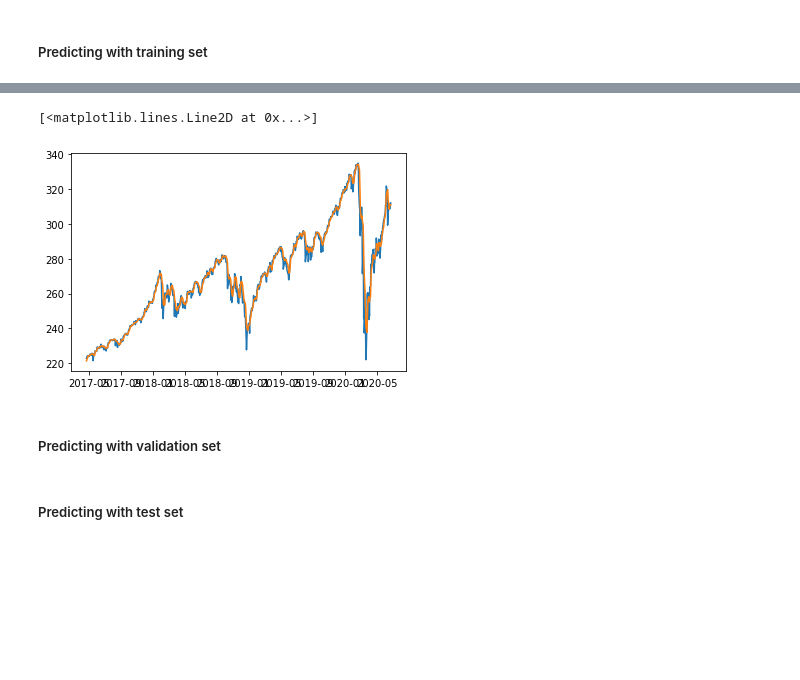
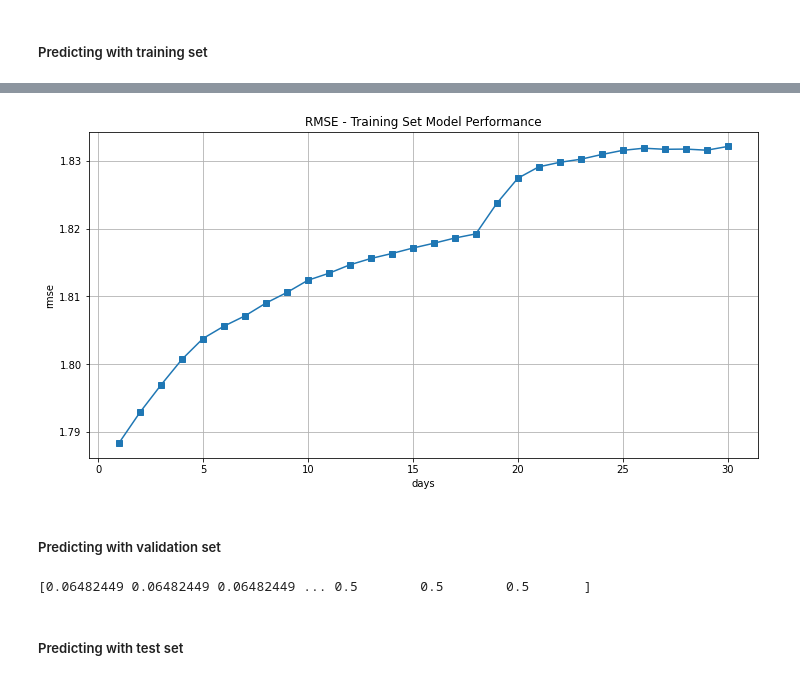
Before and after one commit to terrill11/spy_trend, a Jupyter notebook: models/multi_step_forecasting/spy_trend_recursive.ipynb, the cells around one changed output, grey strips where cells are left out. Drawn from its saved outputs; the diff is of its cells as text; code cells hidden in the pictures; blank space fills up the shorter version.

Commit message:
found issue causing duplicated predictions

```diff
--- a/models/multi_step_forecasting/spy_trend_recursive.ipynb
+++ b/models/multi_step_forecasting/spy_trend_recursive.ipynb
@@ -188,7 +188,7 @@ Note: The goal is to project prices 30 days in advanced but we will start with 1
 # %%
 # number of days to project in the future
 # adding an additional day so I can take the 31st day's value when we get to the 30th iteration on our recursive prediction
-days_to_predict = 30
+days_to_predict = 31
 
 for i in range(1, days_to_predict+1):
     main_df[f'SPY_target_{i}d'] = main_df['SPY'].shift(-i)
@@ -483,6 +494,6 @@ import math
 # model = Lasso(alpha=10.0, max_iter=10000, tol=0.001, random_state=0)
 # models['sgd_regressor'] = SGDRegressor(alpha=5, random_state=0)
 # model = SVR(C=0.1)
-model = XGBRegressor(n_estimators=30, max_depth=10, learning_rate=0.1, gamma=1.0, min_child_weight=1.0,
-                     subsample=0.7, colsample_bytree=0.1, reg_alpha=1000, random_state=0)
-# model = XGBRegressor()
+# model = XGBRegressor(n_estimators=30, max_depth=10, learning_rate=0.1, gamma=1.0, min_child_weight=1.0,
+#                      subsample=0.7, colsample_bytree=0.1, reg_alpha=1000, random_state=0)
+model = XGBRegressor()
@@ -496,22 +539,0 @@ model = XGBRegressor(n_estimators=30, max_depth=10, learning_rate=0.1, gamma=1.0
-# %%
-train_results = pd.DataFrame()
-y_train_scaled_day = y_train_scaled['SPY_target_1d']
-
-for day in range(1, days_to_predict+1):
-    model.fit(X_train_scaled, y_train_scaled_day)
-    predictions = model.predict(X_valid_scaled)
-    predictions = predictions * valid[f'SPY_std_{day}d'] + valid[f'SPY_mean_{day}d']
-    train_results[f'SPY_target_{day}d'] = predictions
-#     train_results.append(predictions)
-    y_train_scaled_day = y_train_scaled[f'SPY_target_{day}d']
-
-    # need to do predictions.shift(-1)
-    # then last NaN value will be replaced by last data of y_train_scaled['SPY_target_2d']
-
-#     next_day_target = list(predictions[1:])
-#     next_day_target.append(y_train_scaled[f'SPY_target_{day+1}d'].iloc[-1])
-#     y_train_scaled_day = next_day_target
-
-# train_results
-# y_train_scaled
-# math.sqrt(mean_squared_error(y_valid[f'SPY_target_1d'], predictions))
@@ -550,8 +539,0 @@ train_rmse_results
-# %%
-# train_rmse_results
-
-plt.plot(y_valid['SPY_target_1d'])
-plt.plot(train_results['SPY_target_1d'])
-# %% [output]
-[<matplotlib.lines.Line2D at 0x...>]
-[figure, removed]
@@ -582,2 +542,11 @@ plt.gcf().set_facecolor('white')
+# %%
+train_results = run_model(model, X_train_scaled, y_train_scaled, X_train_scaled, train)
+train_rmse_results = rmse_scores(train_results, y_train)
+# train_rmse_results
+# %%
+# plotting results
+plot_results(train_rmse_results)
+# %% [output]
+[figure, added]
 # %% [markdown]
 <h5>Predicting with validation set</h5>
@@ -609,3 +553,26 @@ valid_rmse_results.tail(2)
+# %%
+# valid_results = run_model(model, X_train_scaled, y_train_scaled, X_valid_scaled, valid)
+# valid_rmse_results = rmse_scores(valid_results, y_valid)
+# valid_rmse_results
+
+train_results = pd.DataFrame()
+y_train_scaled_day = list(y_train_scaled['SPY_target_1d'])
+
+for day in range(1, days_to_predict):
+    model.fit(X_train_scaled, y_train_scaled_day)
+    predictions = model.predict(X_train_scaled)
+    print(predictions)
+#     inversed_scaled_predictions = predictions * valid[f'SPY_std_{day}d'] + valid[f'SPY_mean_{day}d']
+#     train_results[f'SPY_target_{day}d'] = inversed_scaled_predictions
+
+    next_day_targets = list(y_train_scaled[f'SPY_target_{day+1}d'].iloc[:-1])
+    next_day_targets.append(predictions[0])
+#     y_train_scaled_day = next_day_targets
+    break
+# train_results
+# predictions
+# %% [output]
+[0.06482449 0.06482449 0.06482449 ... 0.5        0.5        0.5       ]
 # %%
 # # plotting results
 rcParams['figure.figsize'] = 12, 6
```
Also changed, not shown: parts of 27 cells of this notebook.
